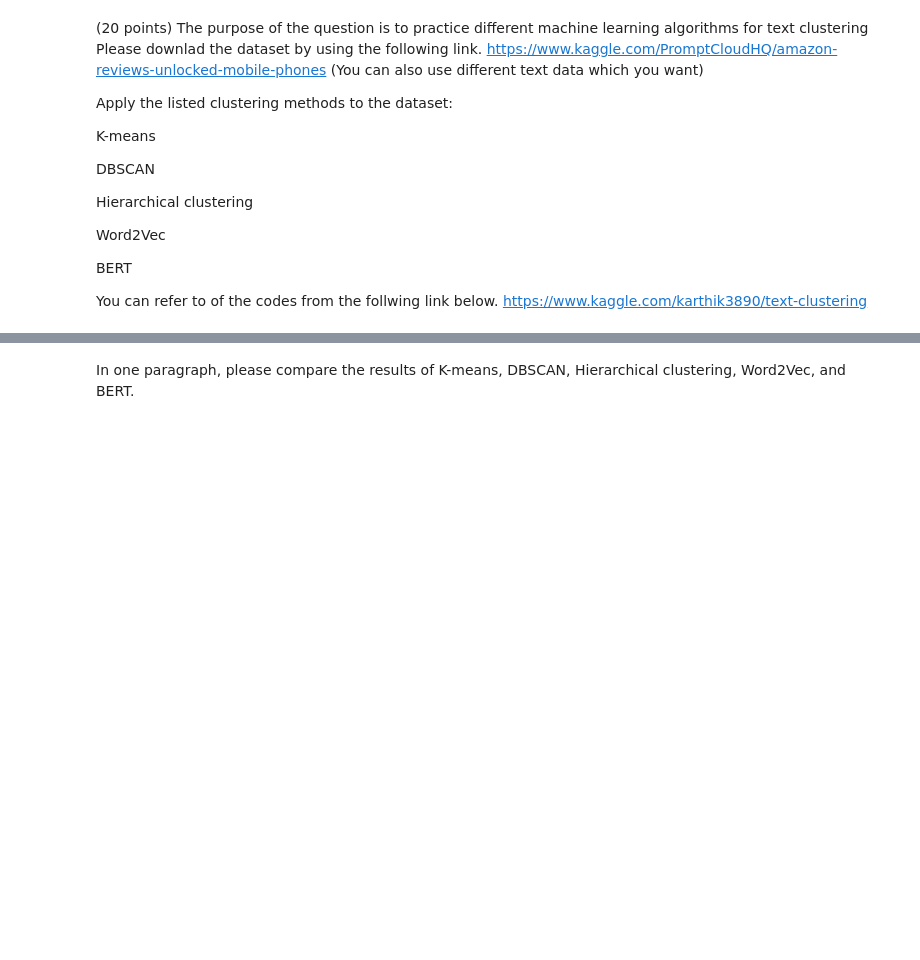
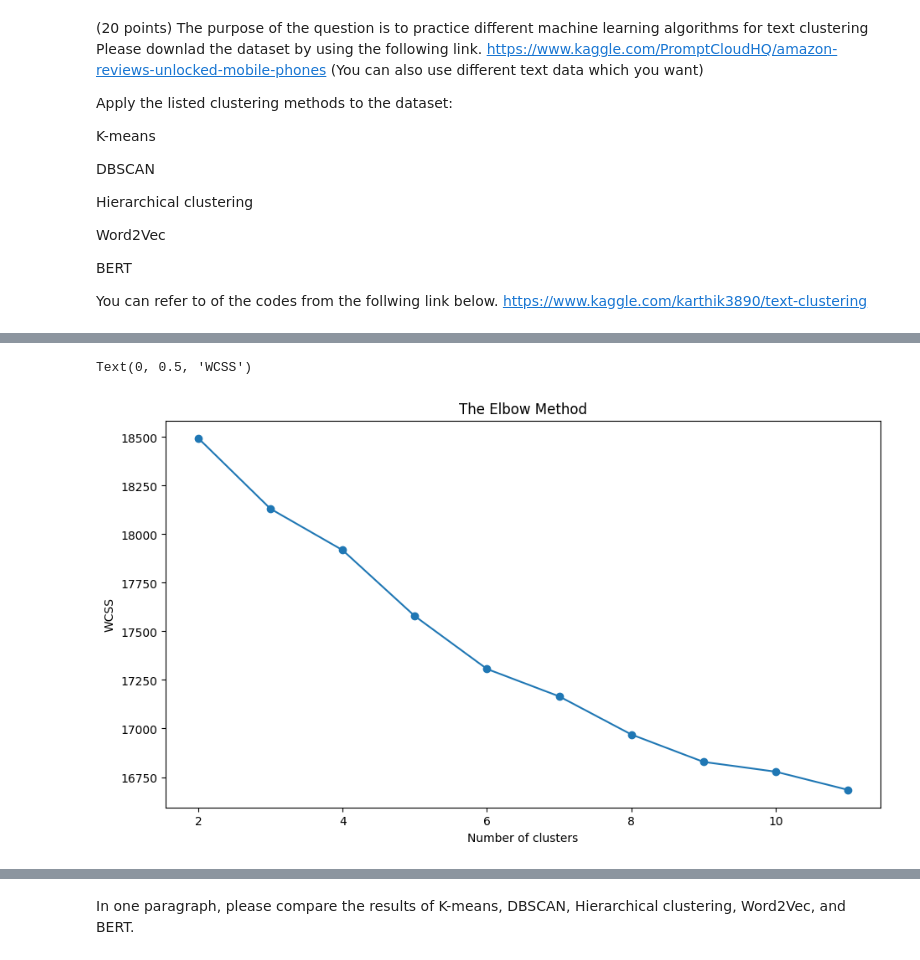
Before and after one commit to jivitheshreddy/INFO-5731-Srping2023, a Jupyter notebook: In_class_exercise_05_04182023.ipynb, the cells around one changed output, grey strips where cells are left out. Cells and saved outputs as stored; diff of their text form; code cells hidden in the pictures; blank space fills up the shorter version.

```diff
--- a/In_class_exercise_05_04182023.ipynb
+++ b/In_class_exercise_05_04182023.ipynb
@@ -576,0 +597,41 @@ https://www.kaggle.com/karthik3890/text-clustering
+# %%
+import pandas as pd
+import numpy as np
+import matplotlib.pyplot as plt
+import seaborn as sns
+from sklearn.feature_extraction.text import TfidfVectorizer
+from sklearn.cluster import KMeans, DBSCAN, AgglomerativeClustering
+from gensim.models import Word2Vec
+from transformers import BertTokenizer, BertModel
+
+# Load the dataset
+df = pd.read_csv('Amazon_Unlocked_Mobile.csv')
+df = df.sample(n=20000, random_state=42)
+
+# Preprocess the text data
+df['Reviews'] = df['Reviews'].str.lower()
+df['Reviews'] = df['Reviews'].str.replace('[^a-zA-Z]', ' ')
+df['Reviews'] = df['Reviews'].str.replace('\s+', ' ')
+
+# TF-IDF vectorization
+from sklearn.feature_extraction.text import TfidfVectorizer
+tfidf_vects= TfidfVectorizer()
+tfidf_vects = tfidf_vect.fit_transform(df['Reviews'].values.astype('U'))
+# %%
+## ELBOW METHOD
+
+from sklearn.cluster import KMeans
+wcss = []
+for i in range(2,12):
+    kmeans = KMeans(n_clusters = i, init = "k-means++", random_state = 101)
+    kmeans.fit(tfidf_vects)
+    wcss.append(kmeans.inertia_)
+
+plt.figure(figsize = (11,6))
+plt.plot(range(2,12), wcss, marker = "o")
+plt.title ("The Elbow Method")
+plt.xlabel("Number of clusters")
+plt.ylabel("WCSS")
+# %% [output]
+Text(0, 0.5, 'WCSS')
+[figure, added]
```
Also changed, not shown: parts of 17 cells of this notebook.
